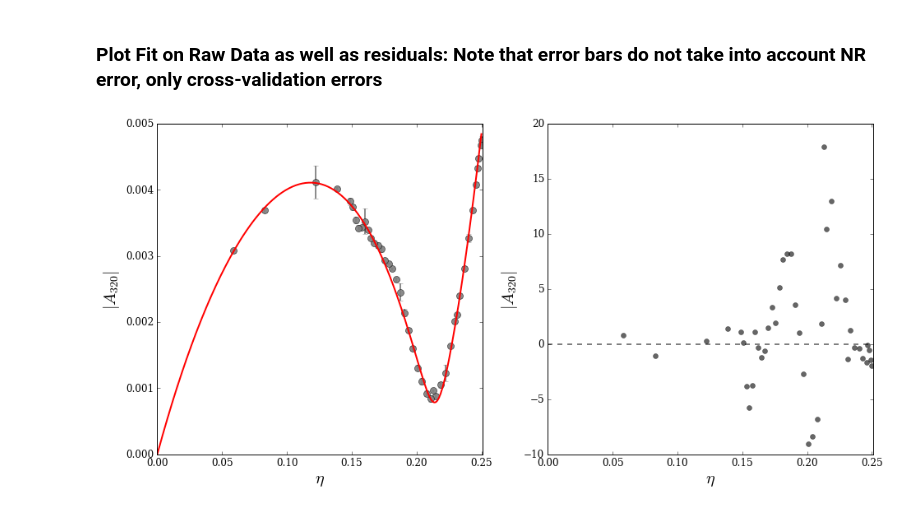
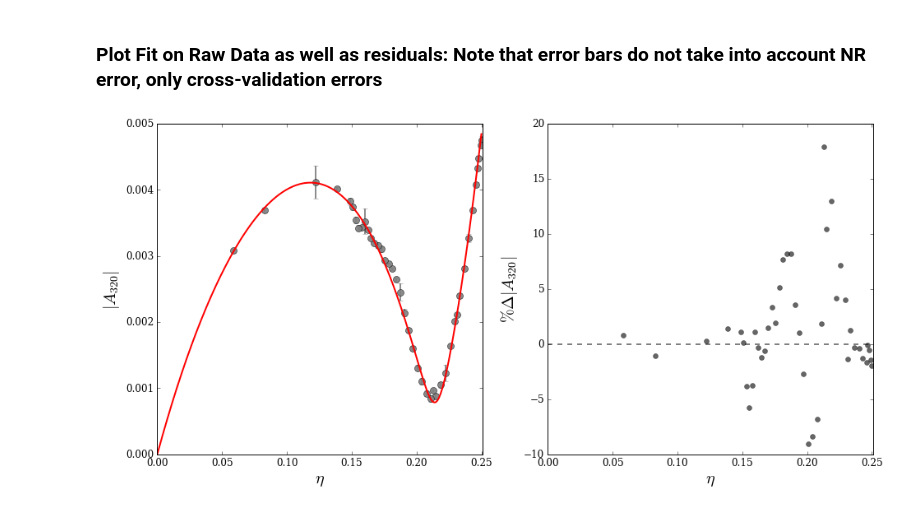
Before and after one commit to llondon6/erratum-arXiv-1404.3197, a Jupyter notebook: erratum.ipynb, the cells around one changed output. Drawn from its saved outputs; the diff is of its cells as text; code cells hidden in the pictures.

```diff
--- a/erratum.ipynb
+++ b/erratum.ipynb
@@ -107,30 +107,30 @@ ylabel('$\omega_{%i%i%i}(\kappa)$'%(l,m,n))
 # %%
 #
 Afit = { (2,2,0) : lambda ETA: (wfit(ETA)**2) * ( 0.9252*ETA + 0.1323*ETA**2 ),
          (3,2,0) : lambda ETA: (wfit(ETA)**2) * ( 0.1957*exp(5.8008j)*ETA + 1.5830*exp(3.2194j)*ETA**2 + 5.0338*exp(0.6843j)*ETA**3 + 3.7366*exp(4.1217j)*ETA**4 ) }
 
 #
 figure(figsize=1.2*np.array((13, 6)), dpi=120, facecolor='w', edgecolor='k')
 
 # Make Subplot
 ax1 = subplot(1,2,1)
 errorbar( raw_eta, abs(raw_A),fmt='o', yerr=A_err, alpha=0.9, label=r'$A_{lmn}$', color=0.5*np.array([1,1,1]),markersize=8 )
 plot( eta, abs(Afit[(l,m,n)](eta)), '-r' )
 # Label Axes
 xlabel(r'$\eta$')
 xlim( [0,0.251] )
 ylabel(r'$|A_{%i%i%i}|$'%(l,m,n))
 
 # Make Subplot
 subplot(1,2,2)
 plot( raw_eta, 100*(abs(raw_A)-abs(Afit[(l,m,n)](raw_eta)))/abs(raw_A), 'ok', alpha=0.6 )
 plot( ax1.get_xlim(), [0,0], '--k', alpha=0.5 )
 # Label Axes
 xlabel(r'$\eta$')
 xlim(ax1.get_xlim())
-ylabel(r'$|A_{%i%i%i}|$'%(l,m,n))
+ylabel(r'$\%%\Delta|A_{%i%i%i}|$'%(l,m,n))
 
 # Save the plot
 savefig('review_A%i%i%i_Amp.pdf'%(l,m,n))
 # %% [output]
-[figure, old version]
+[figure, new version]
```
Also changed, not shown: parts of 1 cell of this notebook, 1 other file.
